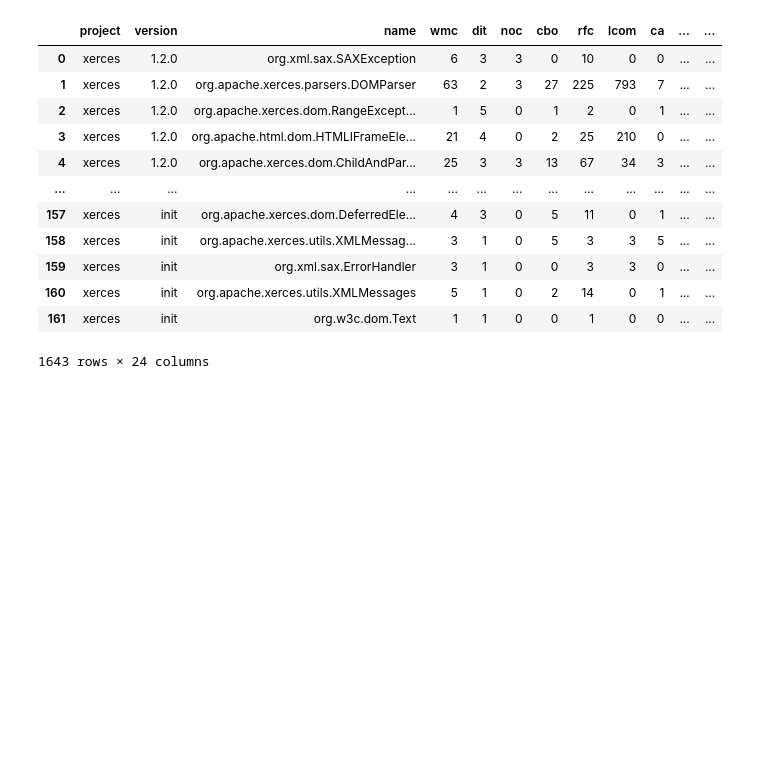
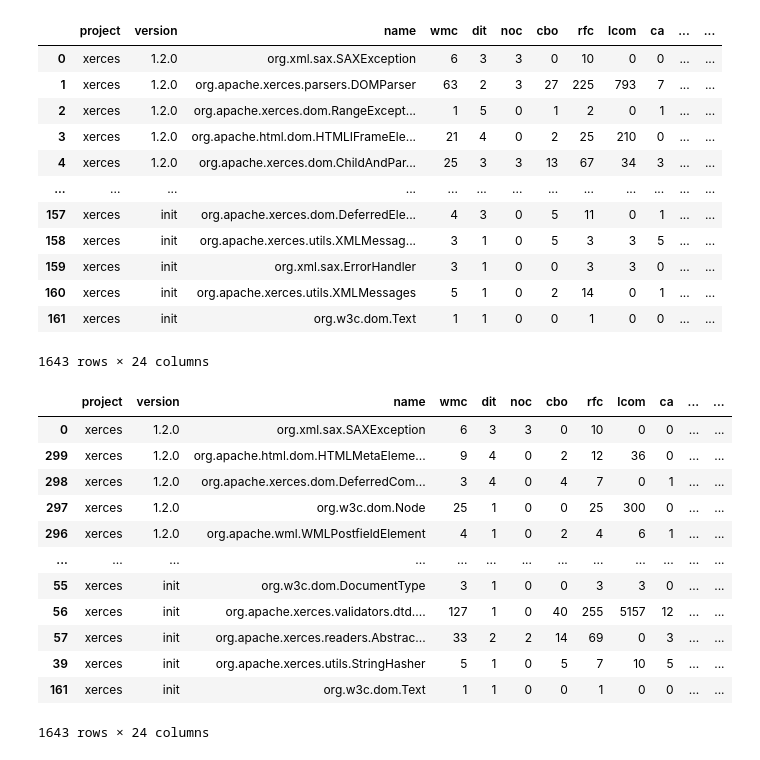
Before and after one commit to FioreAndrea/progetto-tesi, a Jupyter notebook: Testing.ipynb, the cells around one changed output. Drawn from its saved outputs; the diff is of its cells as text; code cells hidden in the pictures; blank space fills up the shorter version.

```diff
--- a/Testing.ipynb
+++ b/Testing.ipynb
@@ -294,3 +196,19 @@ xerces_dataframe
 | 160 | xerces | init | org.apache.xerces.utils.XMLMessages | 5 | 1 | 0 | 2 | 14 | 0 | 1 | ... | ... |
 | 161 | xerces | init | org.w3c.dom.Text | 1 | 1 | 0 | 0 | 1 | 0 | 0 | ... | ... |
 1643 rows × 24 columns
+# %%
+xerces_dataframe.sort_values(by=['version'])
+# %% [output]
+|  | project | version | name | wmc | dit | noc | cbo | rfc | lcom | ca | ... | ... |
+| 0 | xerces | 1.2.0 | org.xml.sax.SAXException | 6 | 3 | 3 | 0 | 10 | 0 | 0 | ... | ... |
+| 299 | xerces | 1.2.0 | org.apache.html.dom.HTMLMetaEleme... | 9 | 4 | 0 | 2 | 12 | 36 | 0 | ... | ... |
+| 298 | xerces | 1.2.0 | org.apache.xerces.dom.DeferredCom... | 3 | 4 | 0 | 4 | 7 | 0 | 1 | ... | ... |
+| 297 | xerces | 1.2.0 | org.w3c.dom.Node | 25 | 1 | 0 | 0 | 25 | 300 | 0 | ... | ... |
+| 296 | xerces | 1.2.0 | org.apache.wml.WMLPostfieldElement | 4 | 1 | 0 | 2 | 4 | 6 | 1 | ... | ... |
+| ... | ... | ... | ... | ... | ... | ... | ... | ... | ... | ... | ... | ... |
+| 55 | xerces | init | org.w3c.dom.DocumentType | 3 | 1 | 0 | 0 | 3 | 3 | 0 | ... | ... |
+| 56 | xerces | init | org.apache.xerces.validators.dtd.... | 127 | 1 | 0 | 40 | 255 | 5157 | 12 | ... | ... |
+| 57 | xerces | init | org.apache.xerces.readers.Abstrac... | 33 | 2 | 2 | 14 | 69 | 0 | 3 | ... | ... |
+| 39 | xerces | init | org.apache.xerces.utils.StringHasher | 5 | 1 | 0 | 5 | 7 | 10 | 5 | ... | ... |
+| 161 | xerces | init | org.w3c.dom.Text | 1 | 1 | 0 | 0 | 1 | 0 | 0 | ... | ... |
+1643 rows × 24 columns
```
Also changed, not shown: parts of 8 cells of this notebook, 1 other file.
